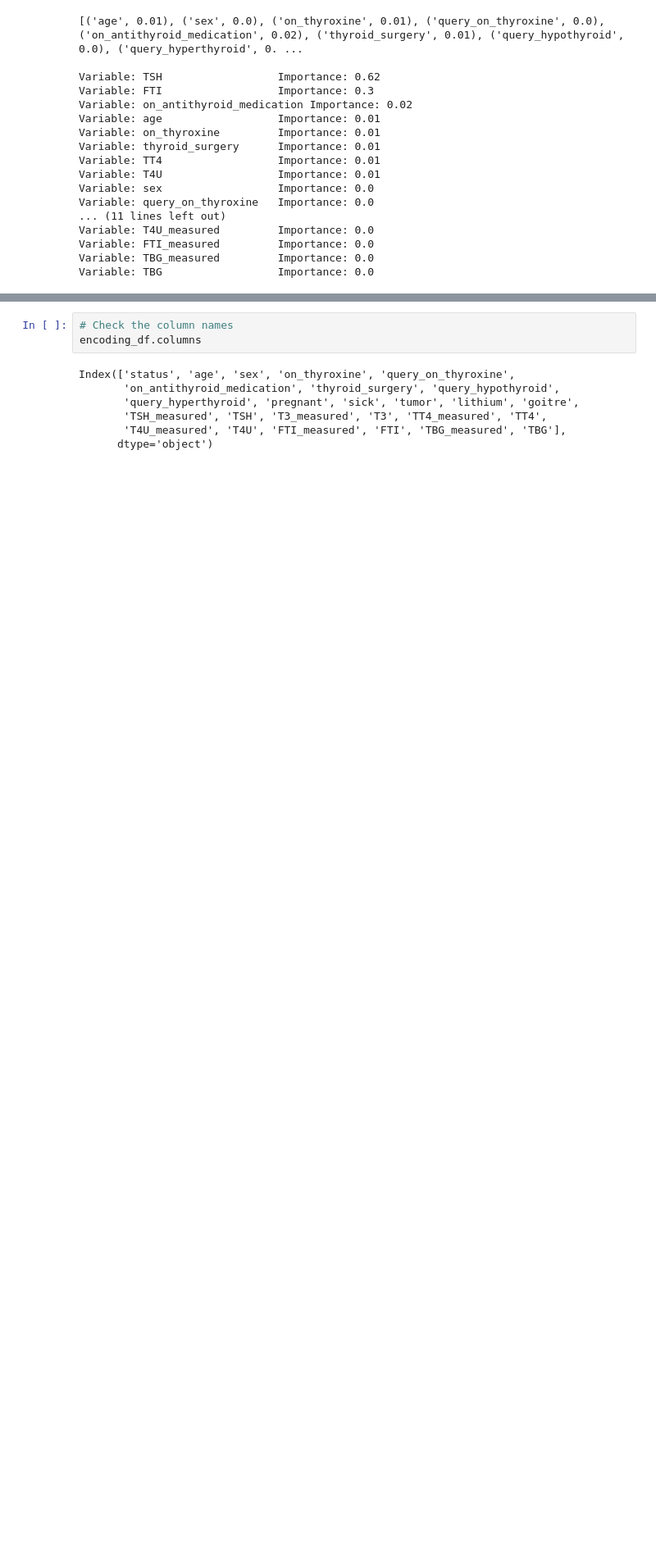
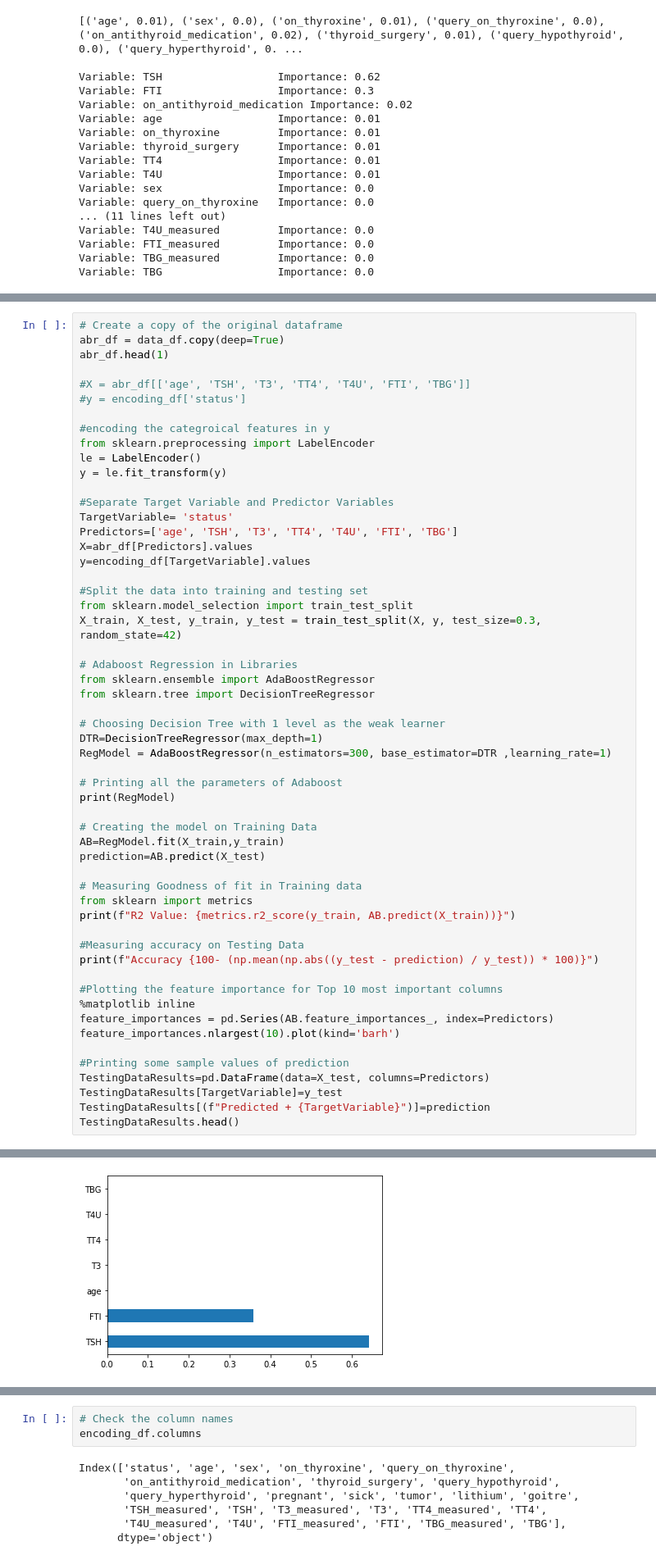
Before and after one commit to veronica1013/Test-for-Hypothyroidism, a Jupyter notebook: Moringa_Data_Science_Core_Module2_W8_Independent_Project_2021_10_Veronica_Isiaho_Python_Notebook_ipynb.ipynb, the cells around one changed output, grey strips where cells are left out. Shown at 82% size. Drawn from its saved outputs; the diff is of its cells as text; blank space fills up the shorter version.

```diff
--- a/Moringa_Data_Science_Core_Module2_W8_Independent_Project_2021_10_Veronica_Isiaho_Python_Notebook_ipynb.ipynb
+++ b/Moringa_Data_Science_Core_Module2_W8_Independent_Project_2021_10_Veronica_Isiaho_Python_Notebook_ipynb.ipynb
@@ -833,0 +1286,56 @@ We will not make a conclusion yet but perform AdaBoost and later gradient boost
+# %%
+# Create a copy of the original dataframe
+abr_df = data_df.copy(deep=True)
+abr_df.head(1)
+
+#X = abr_df[['age', 'TSH', 'T3', 'TT4', 'T4U', 'FTI', 'TBG']]
+#y = encoding_df['status']
+
+#encoding the categroical features in y
+from sklearn.preprocessing import LabelEncoder
+le = LabelEncoder()
+y = le.fit_transform(y)
+
+#Separate Target Variable and Predictor Variables
+TargetVariable= 'status'
+Predictors=['age', 'TSH', 'T3', 'TT4', 'T4U', 'FTI', 'TBG']
+X=abr_df[Predictors].values
+y=encoding_df[TargetVariable].values
+
+#Split the data into training and testing set
+from sklearn.model_selection import train_test_split
+X_train, X_test, y_train, y_test = train_test_split(X, y, test_size=0.3, random_state=42)
+
+# Adaboost Regression in Libraries
+from sklearn.ensemble import AdaBoostRegressor
+from sklearn.tree import DecisionTreeRegressor
+
+# Choosing Decision Tree with 1 level as the weak learner
+DTR=DecisionTreeRegressor(max_depth=1)
+RegModel = AdaBoostRegressor(n_estimators=300, base_estimator=DTR ,learning_rate=1)
+
+# Printing all the parameters of Adaboost
+print(RegModel)
+
+# Creating the model on Training Data
+AB=RegModel.fit(X_train,y_train)
+prediction=AB.predict(X_test)
+
+# Measuring Goodness of fit in Training data
+from sklearn import metrics
+print(f"R2 Value: {metrics.r2_score(y_train, AB.predict(X_train))}")
+
+#Measuring accuracy on Testing Data
+print(f"Accuracy {100- (np.mean(np.abs((y_test - prediction) / y_test)) * 100)}")
+
+#Plotting the feature importance for Top 10 most important columns
+%matplotlib inline
+feature_importances = pd.Series(AB.feature_importances_, index=Predictors)
+feature_importances.nlargest(10).plot(kind='barh')
+
+#Printing some sample values of prediction
+TestingDataResults=pd.DataFrame(data=X_test, columns=Predictors)
+TestingDataResults[TargetVariable]=y_test
+TestingDataResults[(f"Predicted + {TargetVariable}")]=prediction
+TestingDataResults.head()
+# %% [output]
@@ -833,0 +1365 @@ We will not make a conclusion yet but perform AdaBoost and later gradient boost
+[figure, added]
```
Also changed, not shown: parts of 62 cells of this notebook.
